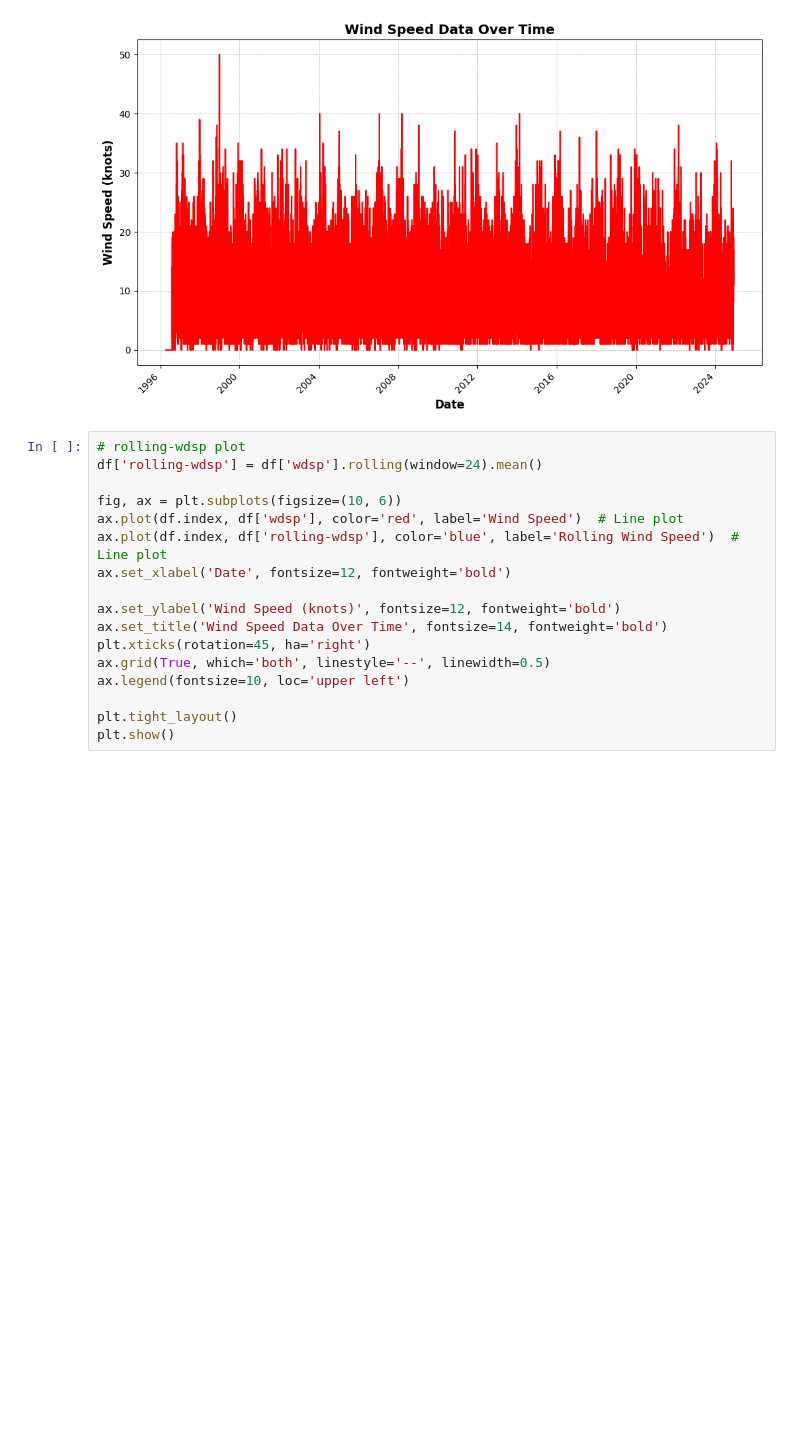
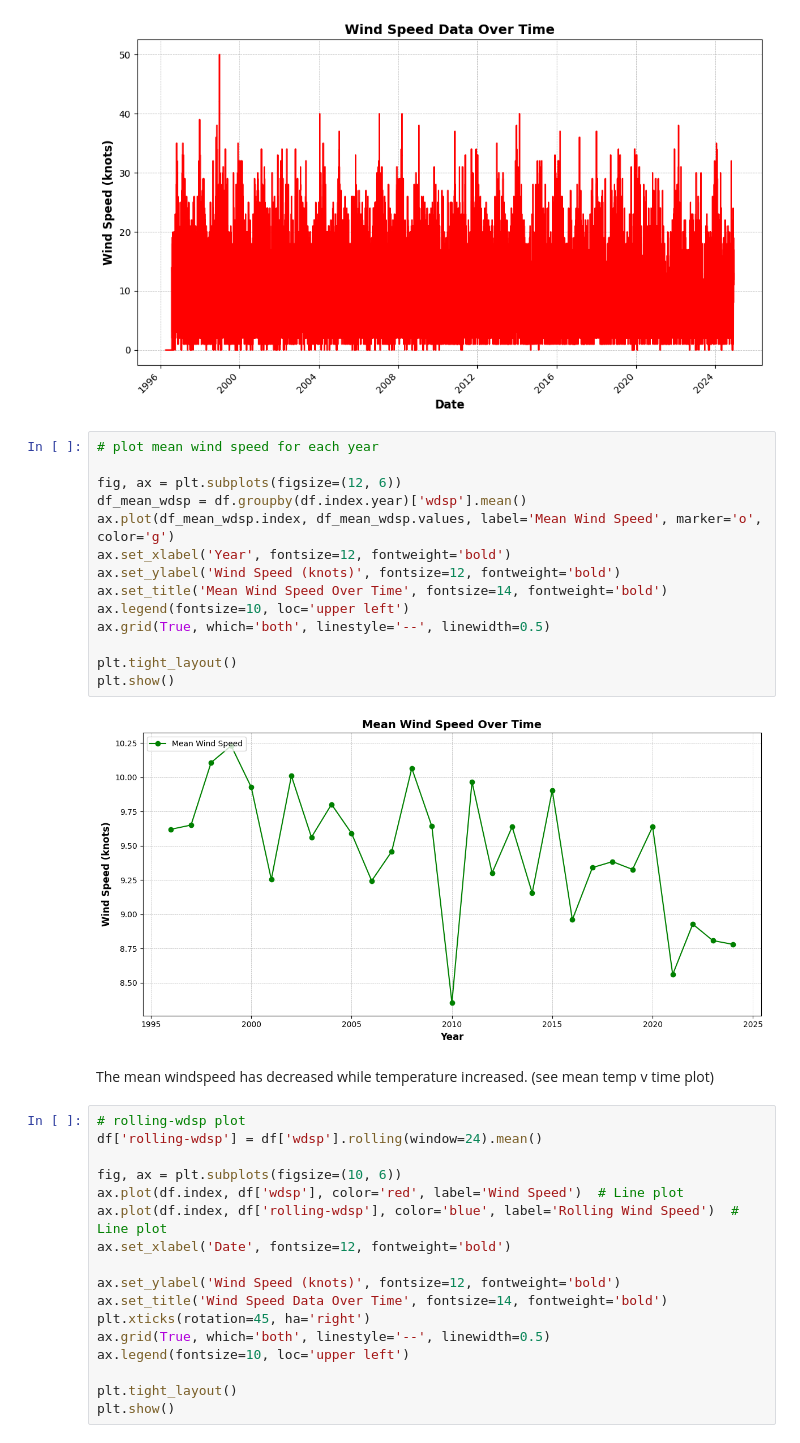
Before and after one commit to L-g00438909/PFDA_assignments, a Jupyter notebook: assignment_6_weather.ipynb, the cells around one changed output. Drawn from its saved outputs; the diff is of its cells as text; blank space fills up the shorter version.

```diff
--- a/assignment_6_weather.ipynb
+++ b/assignment_6_weather.ipynb
@@ -347,6 +347,24 @@ plt.tight_layout()
 plt.show()
 # %% [output]
 [figure]
+# %%
+# plot mean wind speed for each year
+
+fig, ax = plt.subplots(figsize=(12, 6))
+df_mean_wdsp = df.groupby(df.index.year)['wdsp'].mean()
+ax.plot(df_mean_wdsp.index, df_mean_wdsp.values, label='Mean Wind Speed', marker='o', color='g')
+ax.set_xlabel('Year', fontsize=12, fontweight='bold')
+ax.set_ylabel('Wind Speed (knots)', fontsize=12, fontweight='bold')
+ax.set_title('Mean Wind Speed Over Time', fontsize=14, fontweight='bold')
+ax.legend(fontsize=10, loc='upper left')
+ax.grid(True, which='both', linestyle='--', linewidth=0.5)
+
+plt.tight_layout()
+plt.show()
+# %% [output]
+[figure, added]
+# %% [markdown]
+The mean windspeed has decreased while temperature increased. (see mean temp v time plot)
 # %%
 # rolling-wdsp plot
 df['rolling-wdsp'] = df['wdsp'].rolling(window=24).mean()
```
Also changed, not shown: parts of 3 cells of this notebook.
